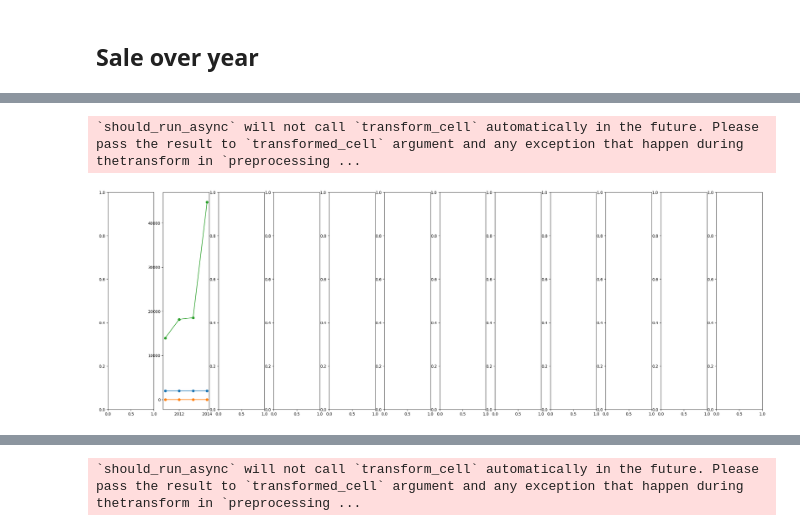
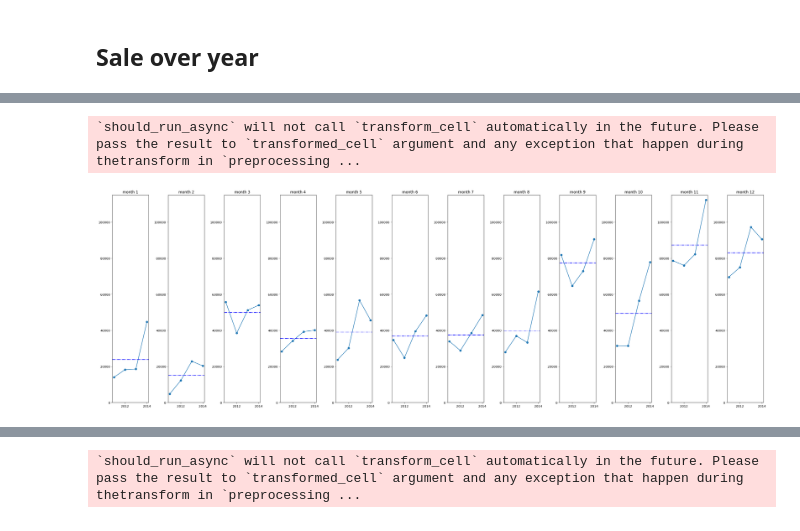
Before and after one commit to Krittapad12348/Superstore_Analysis, a Jupyter notebook: superstore_python.ipynb, the cells around one changed output, grey strips where cells are left out. Saved outputs shown, nothing was run; the diff lists cells and outputs as text; code cells hidden in the pictures.

```diff
--- a/superstore_python.ipynb
+++ b/superstore_python.ipynb
@@ -154,38 +154,3 @@ fig.show()
 # %% [output]
 `should_run_async` will not call `transform_cell` automatically in the future. Please pass the result to `transformed_cell` argument and any exception that happen during thetransform in `preprocessing ...
 [interactive output not drawn]
-# %%
-import pandas as pd
-import matplotlib.pyplot as plt
-
-# Sample DataFrame with datetime values
-data = {
-    'date': pd.date_range(start='2022-01-01', periods=730, freq='D'),
-    'Sales': [10, 15, 13, 18,8] * 146  # Simulated data with daily values for 2 years
-}
-
-# Create a DataFrame
-df = pd.DataFrame(data)
-
-# Extract year, month, and day from the 'date' column
-df['year'] = df['date'].dt.year
-df['month'] = df['date'].dt.month
-
-# Create a cycle plot for each month in the same plot
-fig, axs = plt.subplots(ncols=12, figsize=(30, 10))
-unique_years = df['year'].unique()
-
-for i, year in enumerate(unique_years):
-    month_data = df[(df['year'] == year) & (df['month'] == 1)]
-    axs[i].plot(month_data['date'], month_data['Sales'], marker='o', linestyle='-', label=f'Year {year}')
-    axs[i].set_title(f'Month 1 - Year {year}')
-    axs[i].set_xlabel('Date')
-    axs[i].set_ylabel('Sales')
-    axs[i].grid(True)
-    axs[i].legend()
-    print(i)
-# Adjust subplot layout
-plt.tight_layout()
-
-# Show the plot
-plt.show()
@@ -219,11 +157,15 @@ agg_df
 # %%
 agg_df = ss.groupby(['Order Year', 'Order Month'])['Sales'].sum().reset_index()
 fig, axs = plt.subplots(ncols=12, figsize=(30, 10))
 year = list(agg_df['Order Year'].unique())
-lol=[agg_df[(agg_df['Order Year'] == i) & (agg_df['Order Month'] == 1)].values[0] for i in year]
-axs[1].plot(year, lol, marker='o', linestyle='-', label=f'Year {year}')
-
+for month in range(12):
+  lol=[agg_df[(agg_df['Order Year'] == i) & (agg_df['Order Month'] == month+1)].values[0][2] for i in year]
+  axs[month].plot(year, lol, marker='o', linestyle='-', label=f'Year {year}')
+  axs[month].axhline(y=agg_df[agg_df['Order Month'] == month+1]['Sales'].sum()/4, color='b', linestyle='-.', label='Ref Average')
+  axs[month].set_ylim(0, 115000)
+  axs[month].set_title('month {}'.format(month+1))
+plt.tight_layout()
 plt.show()
 # %% [output]
 `should_run_async` will not call `transform_cell` automatically in the future. Please pass the result to `transformed_cell` argument and any exception that happen during thetransform in `preprocessing ...
-[figure, old version]
+[figure, new version]
```
Also changed, not shown: parts of 7 cells of this notebook.
